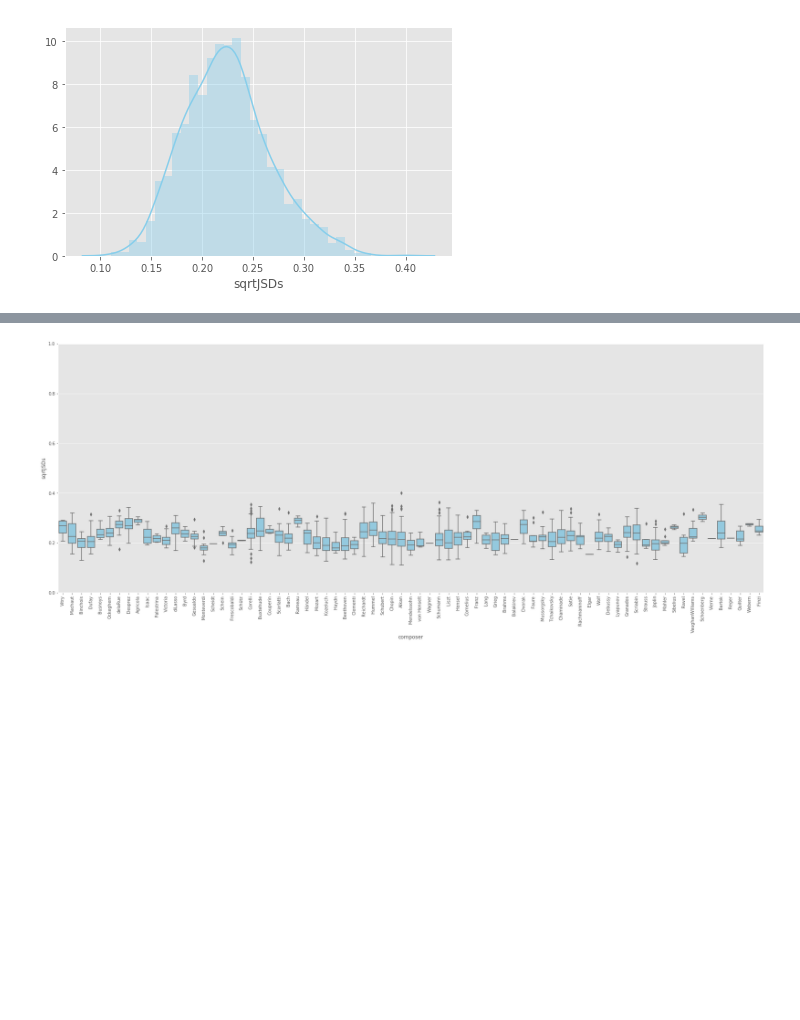
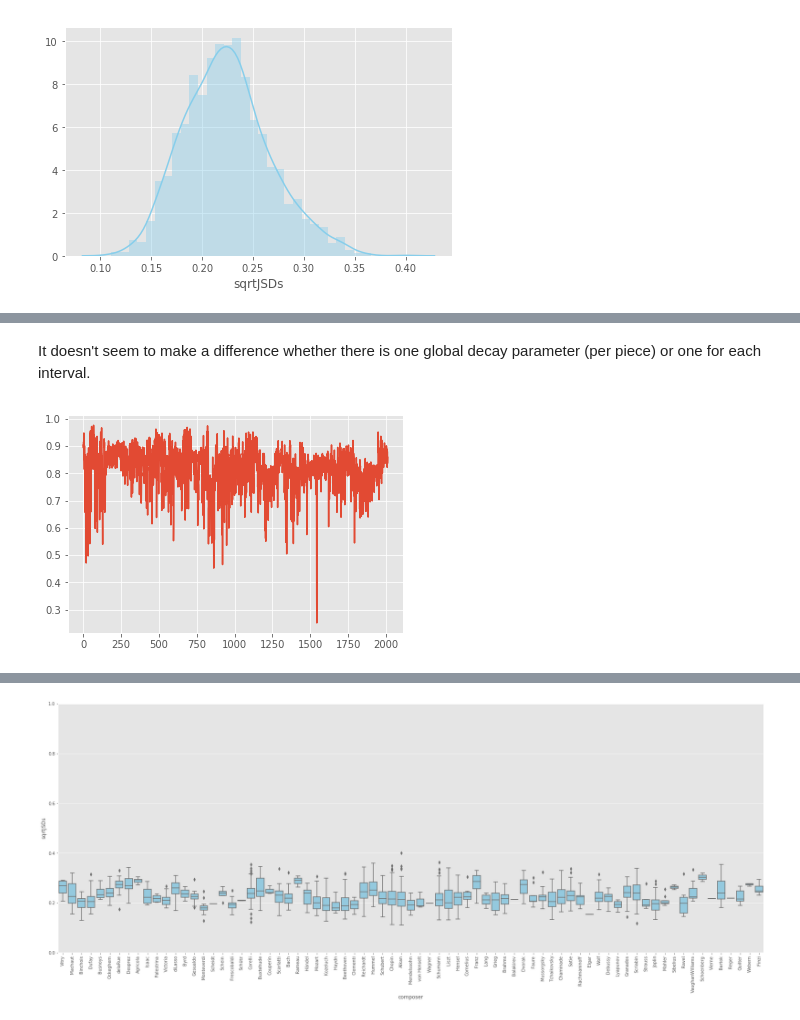
Before and after one commit to DCMLab/tonal-diffusion-model, a Jupyter notebook: analysis.ipynb, the cells around one changed output, grey strips where cells are left out. Saved outputs shown, nothing was run; the diff lists cells and outputs as text; code cells hidden in the pictures; blank space fills up the shorter version.

```diff
--- a/analysis.ipynb
+++ b/analysis.ipynb
@@ -115,0 +129,6 @@ plt.savefig('img/JSDs_dist.png', dpi=300);
+# %% [markdown]
+It doesn't seem to make a difference whether there is one global decay parameter (per piece) or one for each interval.
+# %%
+df1.iloc[:,7].plot();
+# %% [output]
+[figure, added]
```
Also changed, not shown: parts of 7 cells of this notebook, 4 other files.
